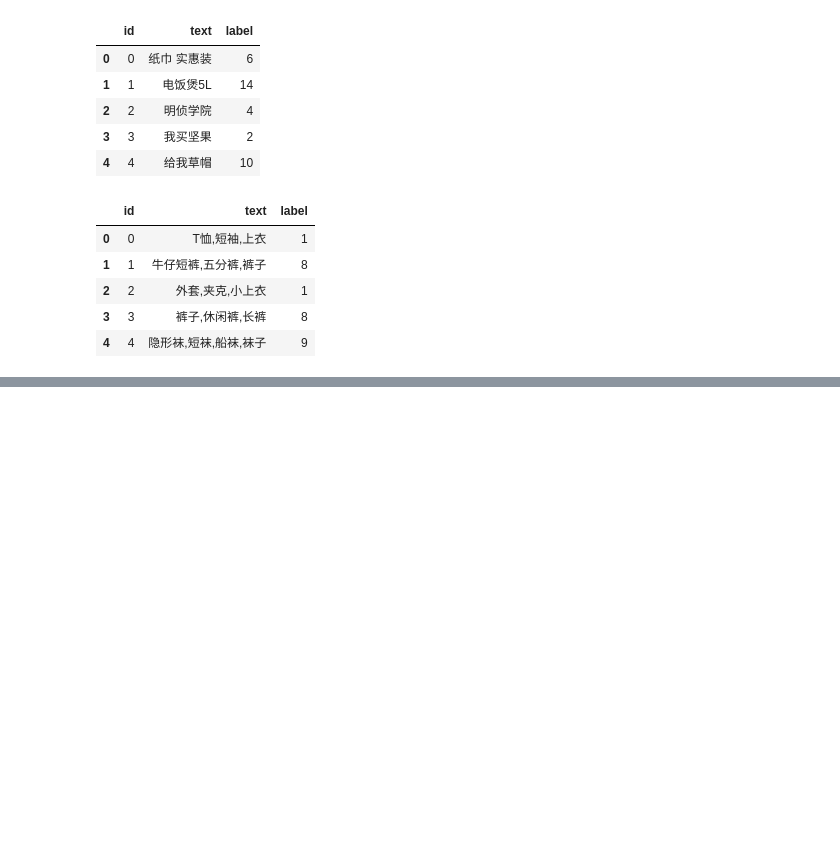
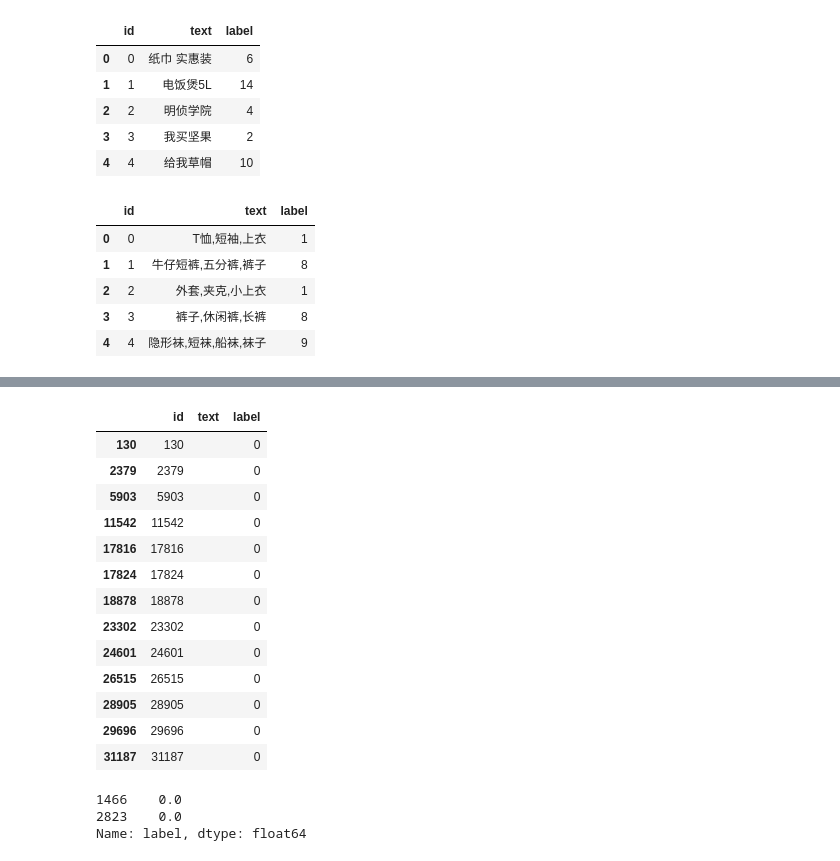
Before and after one commit to paulpaulzhang/MGTV_PIR, a Jupyter notebook: eda.ipynb, the cells around one changed output, grey strips where cells are left out. Drawn from its saved outputs; the diff is of its cells as text; code cells hidden in the pictures; blank space fills up the shorter version.

```diff
--- a/eda.ipynb
+++ b/eda.ipynb
@@ -26,0 +86,31 @@ df.to_csv('./eda.csv', index=None)
+# %%
+def clean_url(text):
+    sentences = text.split(' ')
+    # 处理http://类链接
+    url_pattern = re.compile(
+        r'(https|http)?:\/\/(\w|\.|\/|\?|\=|\&|\%|\-)*\b', re.S)
+    # 处理无http://类链接
+    domain_pattern = re.compile(r'(\b)*(.*?)\.(com|cn)')
+    if len(sentences) > 0:
+        result = []
+        for item in sentences:
+            text = re.sub(url_pattern, '', item)
+            text = re.sub(domain_pattern, '', text)
+            result.append(text)
+        return ' '.join(result)
+    else:
+        return re.sub(url_pattern, '', sentences)
+
+
+def clean_invite(text):
+    tag_pattern = re.compile('(\[|\|【￥)(.*?)(|\]|\】\￥)', re.S)
+    text = re.sub(tag_pattern, '', text)
+    return text.strip()
+
+
+def text_enchance(text):
+    text = text.strip(' ')
+    text = clean_url(text)
+    text = clean_invite(text)
+    text = re.sub("[《》“”‘’。、，？！——$￥#@%……&*^()<>；：:/,【】()（）「\r\n]", "", text)
+    return text
@@ -26,0 +184,3 @@ df.to_csv('./eda.csv', index=None)
+# %%
+query_df['text'] = query_df['text'].apply(lambda x: text_enchance(x))
+query_df.drop(query_df[(query_df['text'] == '')].index)
@@ -26,0 +217,17 @@ df.to_csv('./eda.csv', index=None)
+# %%
+query_df[(query_df['text'] == '')]
+# %% [output]
+|  | id | text | label |
+| 130 | 130 |  | 0 |
+| 2379 | 2379 |  | 0 |
+| 5903 | 5903 |  | 0 |
+| 11542 | 11542 |  | 0 |
+| 17816 | 17816 |  | 0 |
+| 17824 | 17824 |  | 0 |
+| 18878 | 18878 |  | 0 |
+| 23302 | 23302 |  | 0 |
+| 24601 | 24601 |  | 0 |
+| 26515 | 26515 |  | 0 |
+| 28905 | 28905 |  | 0 |
+| 29696 | 29696 |  | 0 |
+| 31187 | 31187 |  | 0 |
@@ -26,0 +240,6 @@ df.to_csv('./eda.csv', index=None)
+# %%
+test_a.loc[(test_a['text'] == '比赛占位字符'), 'label']
+# %% [output]
+1466    0.0
+2823    0.0
+Name: label, dtype: float64
```
Also changed, not shown: parts of 26 cells of this notebook, 7 other files.
